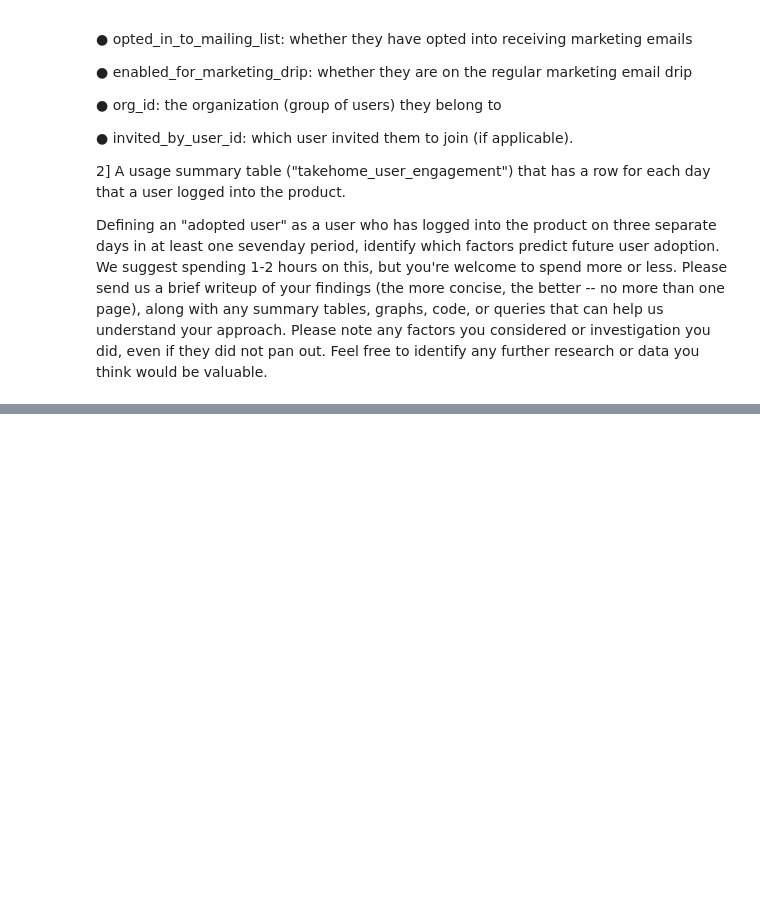
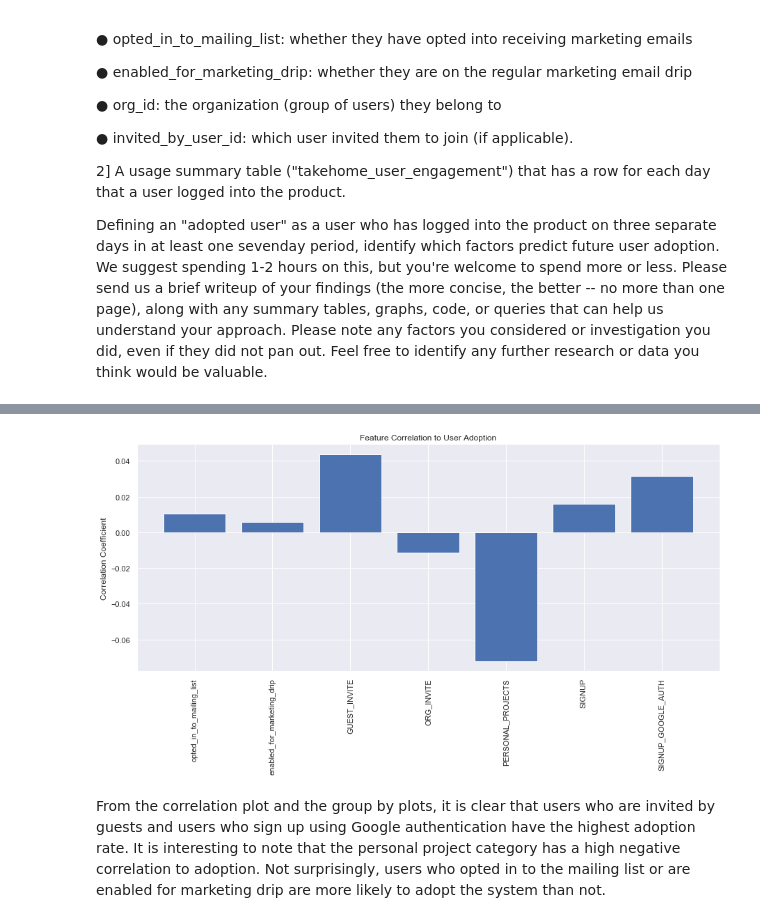
Before and after one commit to coshmeo/springboard, a Jupyter notebook: relax_challenge/Solution.ipynb, the cells around one changed output, grey strips where cells are left out. Cells and saved outputs as stored; diff of their text form; code cells hidden in the pictures; blank space fills up the shorter version.

```diff
--- a/relax_challenge/Solution.ipynb
+++ b/relax_challenge/Solution.ipynb
@@ -63,0 +176,19 @@ engagement = pd.read_csv('takehome_user_engagement.csv')
+# %%
+# add dummy variables for creation source to look at correlation to adoption, drop original creation_source column
+users = pd.concat([users.drop('creation_source', axis=1), pd.get_dummies(users.creation_source)], axis=1)
+# %%
+# get correlation for select features, remove adopted row from correlation (because it is 1)
+corr = users.drop(['object_id', 'org_id', 'invited_by_user_id', 'last_session_creation_time'],
+                  axis=1).corr().drop('adopted')
+# %%
+# plot feature correlation for the selected features
+plt.figure(figsize=(15,6))
+plt.bar(corr.adopted.index, corr.adopted.values)
+plt.title('Feature Correlation to User Adoption')
+plt.ylabel('Correlation Coefficient')
+plt.xticks(rotation=90)
+plt.show()
+# %% [output]
+[figure, added]
+# %% [markdown]
+From the correlation plot and the group by plots, it is clear that users who are invited by guests and users who sign up using Google authentication have the highest adoption rate. It is interesting to note that the personal project category has a high negative correlation to adoption. Not surprisingly, users who opted in to the mailing list or are enabled for marketing drip are more likely to adopt the system than not.
```
Also changed, not shown: parts of 15 cells of this notebook.
